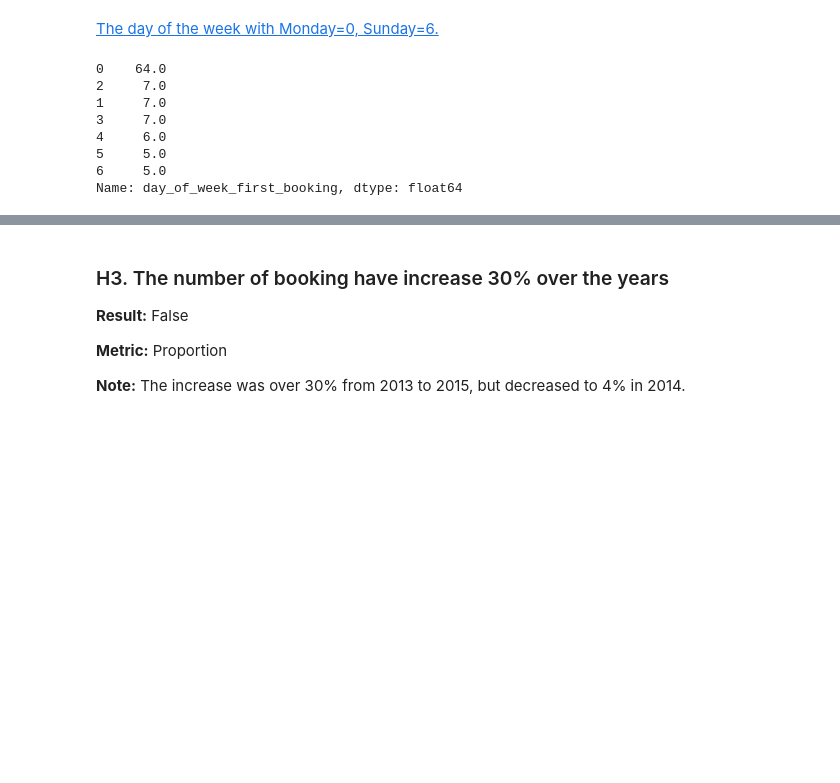
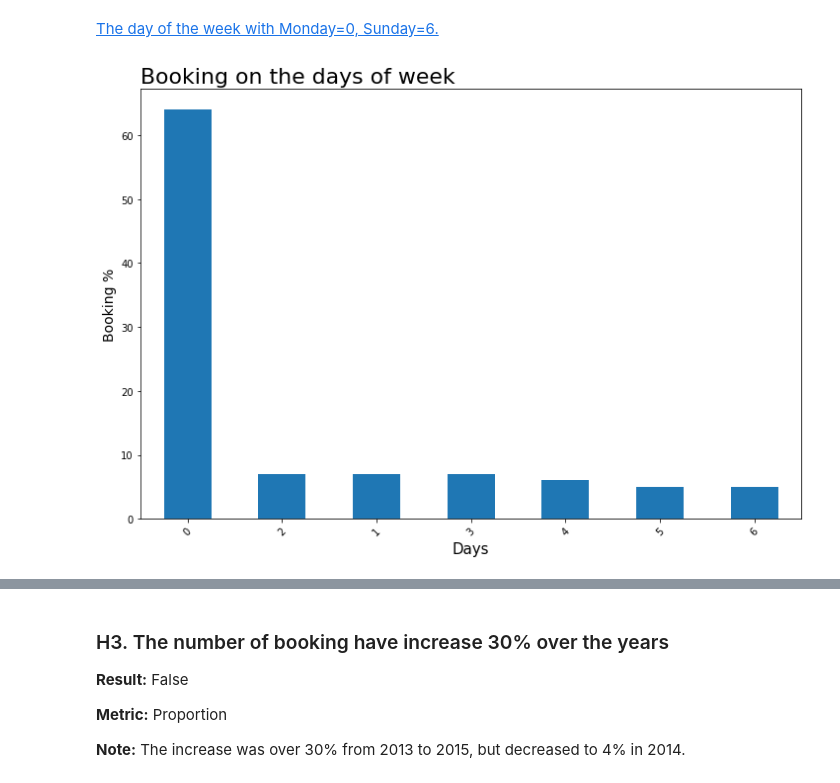
Before and after one commit to MarcosRMG/pa000_airbnb, a Jupyter notebook: notebooks/airbnb.ipynb, the cells around one changed output, grey strips where cells are left out. Saved outputs shown, nothing was run; the diff lists cells and outputs as text; code cells hidden in the pictures; blank space fills up the shorter version.

```diff
--- a/notebooks/airbnb.ipynb
+++ b/notebooks/airbnb.ipynb
@@ -83,3 +103,19 @@ def cramer_v( x, y ):
+# %%
+def graph_info_cat(title=str, xlabel='', ylabel='', x_rotation=0):
+    '''
+    --> Settings and information for a graph with categorical xaxis
+
+    :param None fig: The figure to personalize
+    :param str title: The graph title
+    :param str ylabel: The Y label description
+    :param str xlabel: The X label description
+    :param int x_rotation: The X ticker roation
+    '''
+    plt.title(title, loc='left', size=22)
+    plt.xlabel(xlabel, fontsize=15)
+    plt.ylabel(ylabel, fontsize=14)
+    plt.xticks(rotation=x_rotation)
+    plt.show()
 # %% [markdown]
 ### Model Performance
 # %%
@@ -117,6 +153,7 @@ def model_evaluation_cv(y_true=None, y_pred=None):
 # Random seed
 seed = random.seed(24)
 plt.rcParams['figure.figsize'] = [18,14]
+sns.set_style(style='darkgrid')
 %matplotlib inline
 # %% [markdown]
 ## Data Raw
@@ -507,14 +544,9 @@ Notes:
 # %% [markdown]
 <a href="https://pandas.pydata.org/pandas-docs/stable/reference/api/pandas.Series.dt.dayofweek.html">The day of the week with Monday=0, Sunday=6.</a>
 # %%
-round(df5['day_of_week_first_booking'].value_counts(normalize=True) * 100)
+plt.figure(figsize=(12, 8))
+round(df5['day_of_week_first_booking'].value_counts(normalize=True) * 100).plot(kind='bar')
+graph_info_cat('Booking on the days of week', 'Days', 'Booking %', 45)
 # %% [output]
-0    64.0
-2     7.0
-1     7.0
-3     7.0
-4     6.0
-5     5.0
-6     5.0
-Name: day_of_week_first_booking, dtype: float64
+[figure, added]
 # %%
```
Also changed, not shown: parts of 10 cells of this notebook.
